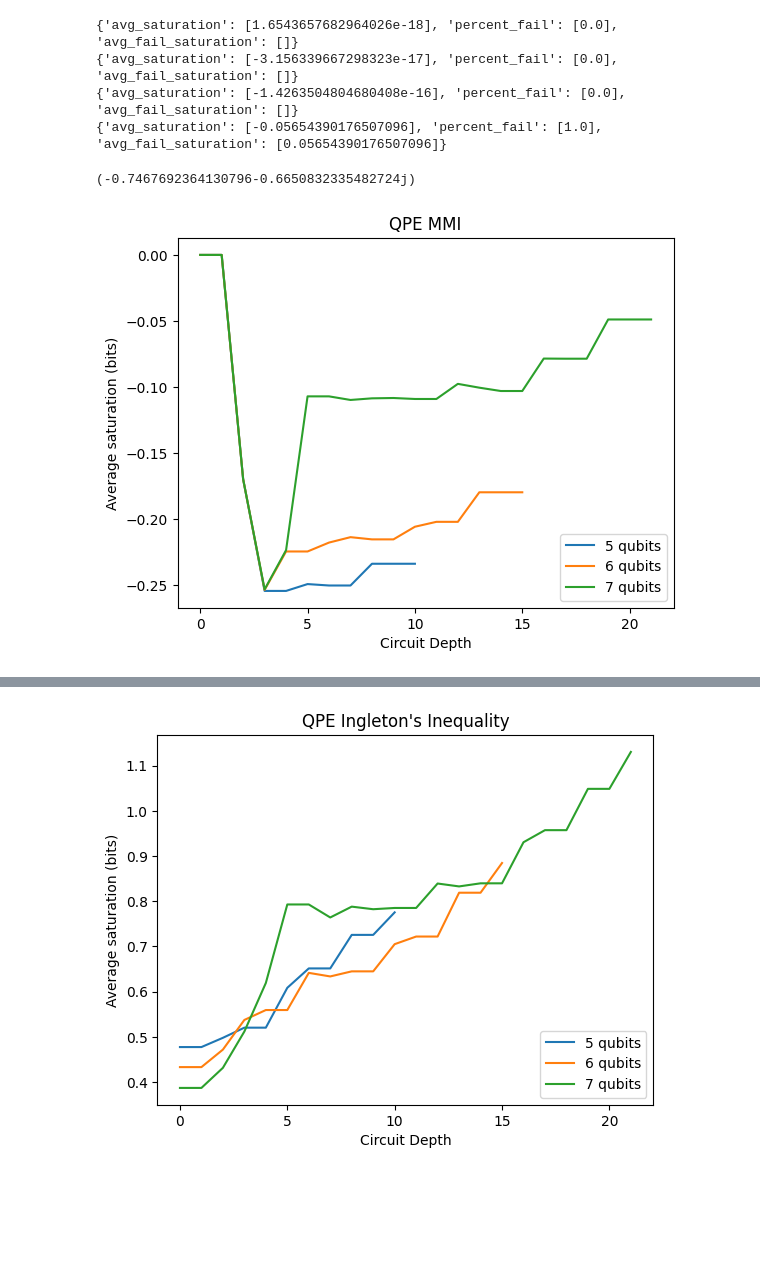
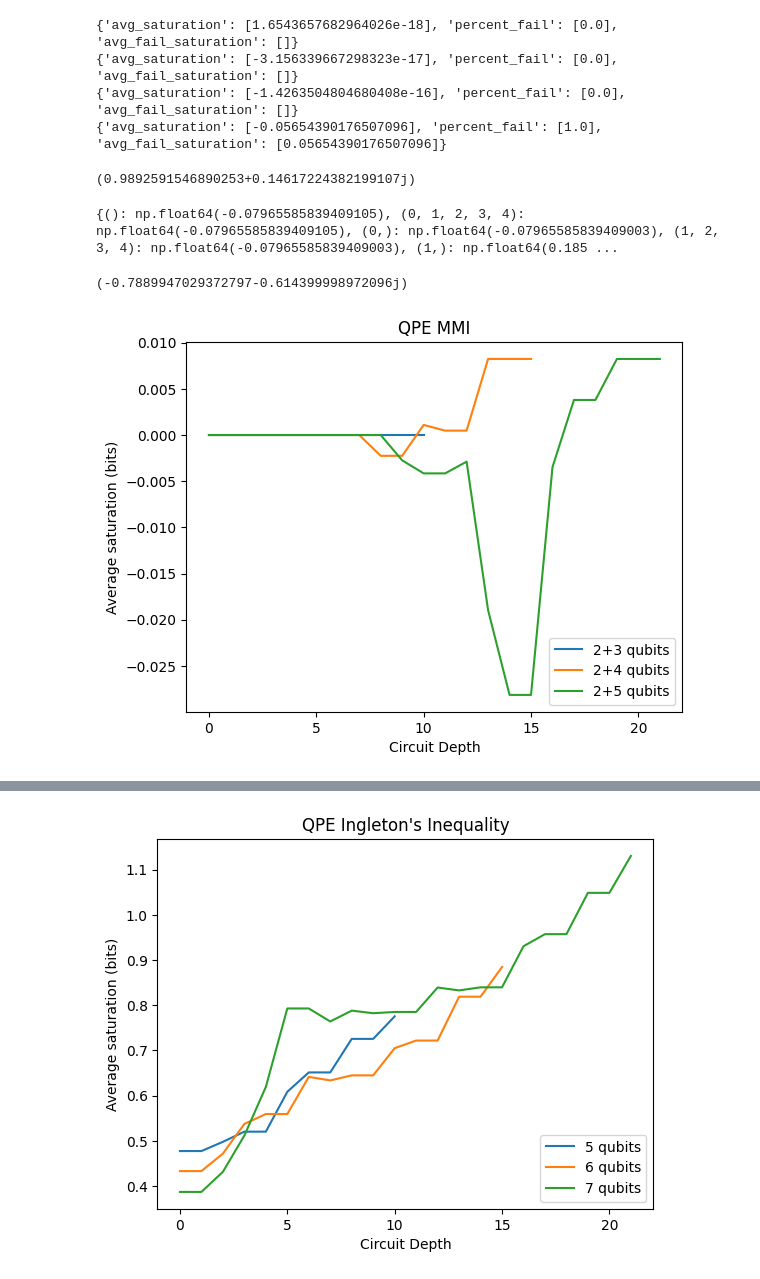
Before and after one commit to DylanJVA/QI_Research, a Jupyter notebook: QIP_Usage2.ipynb, the cells around one changed output, grey strips where cells are left out. Saved outputs shown, nothing was run; the diff lists cells and outputs as text; code cells hidden in the pictures; blank space fills up the shorter version.

```diff
--- a/QIP_Usage2.ipynb
+++ b/QIP_Usage2.ipynb
@@ -262,7 +262,7 @@ def qpe(U,num_auxiliary_bits,eigvec):
     circuit.h_on_set(list(range(num_auxiliary_bits)))
 
     for k in range(num_auxiliary_bits):
-        circuit.apply_to_circuit(arbitrary_U(U**(2**k),num_qubits,list(range(num_auxiliary_bits,num_qubits)),controls=[num_auxiliary_bits-1-k]))
+        circuit.apply_to_circuit(arbitrary_U(np.linalg.matrix_power(U,2**k),num_qubits,list(range(num_auxiliary_bits,num_qubits)),controls=[num_auxiliary_bits-1-k]))
 
     # inverse qft on auxiliary bits
     for i in range(num_auxiliary_bits):
@@ -347,3 +347,12 @@ print(state4.mmi)
 {'avg_saturation': [-3.156339667298323e-17], 'percent_fail': [0.0], 'avg_fail_saturation': []}
 {'avg_saturation': [-1.4263504804680408e-16], 'percent_fail': [0.0], 'avg_fail_saturation': []}
 {'avg_saturation': [-0.05654390176507096], 'percent_fail': [1.0], 'avg_fail_saturation': [0.05654390176507096]}
+# %%
+rand_U = qr_haar(4)
+eigvals, eigvecs = np.linalg.eig(rand_U)
+eigval = eigvals[0]
+print(eigval)
+circs = []
+qpe_circuit = qpe(rand_U,3,eigvecs[:,0])
+# %% [output]
+(0.9892591546890253+0.14617224382199107j)
@@ -350,3 +374,7 @@ print(state4.mmi)
+# %%
+print(qpe_circuit.entropies[2])
+# %% [output]
+{(): np.float64(-0.07965585839409105), (0, 1, 2, 3, 4): np.float64(-0.07965585839409105), (0,): np.float64(-0.07965585839409003), (1, 2, 3, 4): np.float64(-0.07965585839409003), (1,): np.float64(0.185 ...
 # %%
 rand_U = qr_haar(4)
 eigvals, eigvecs = np.linalg.eig(rand_U)
@@ -358,20 +386,20 @@ for n in [3,4,5]:
     qpe_circuit = qpe(rand_U,n,eigvecs[:,0])
     circs.append(qpe_circuit)
 # %% [output]
-(-0.7467692364130796-0.6650832335482724j)
+(-0.7889947029372797-0.614399998972096j)
 # %%
-c = 5
+c = 3
 for circ in circs:
-    plt.plot(circ.mmi["avg_saturation"],label=str(c)+" qubits")
+    plt.plot(circ.mmi["avg_saturation"],label="2+"+str(c)+" qubits")
     c = c+1
 
 plt.title("QPE MMI")
 plt.ylabel("Average saturation (bits)")
 plt.xlabel("Circuit Depth")
 plt.legend(loc="lower right")
 plt.savefig("qpe-mmi-2.jpg", dpi=300)
 # %% [output]
-[figure, old version]
+[figure, new version]
 # %%
 c = 5
 for circ in circs:
```
Also changed, not shown: parts of 2 cells of this notebook, 1 other file.
